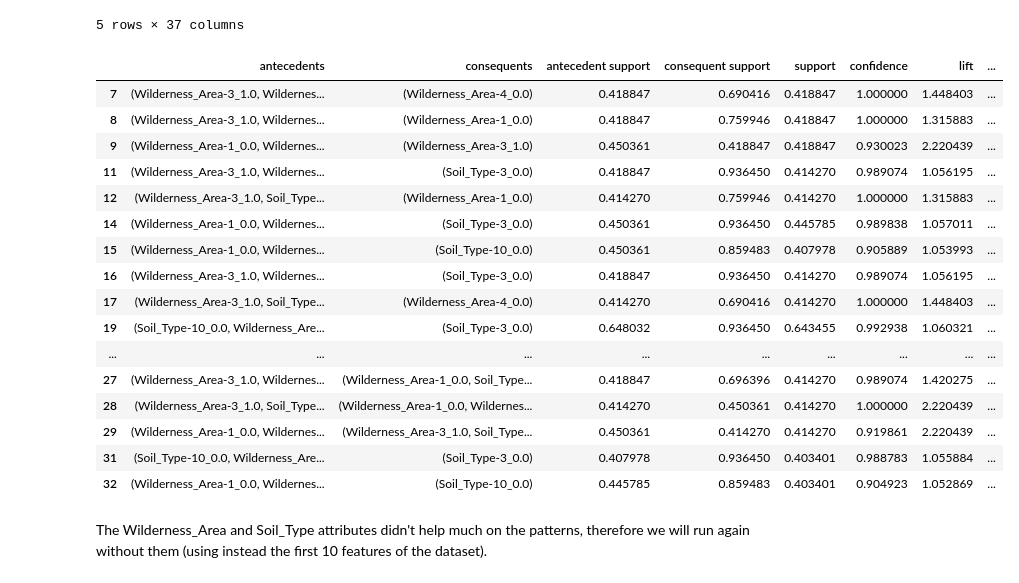
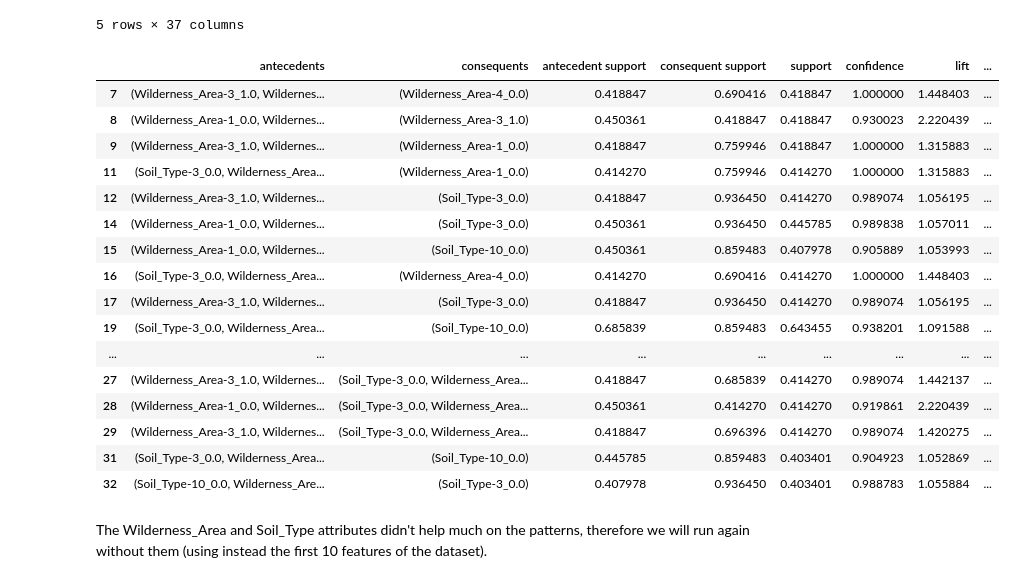
Before and after one commit to RenanNunes/Data_Science_Project_IST, a Jupyter notebook: covertype/06_Pattern_Mining.ipynb, the cells around one changed output. Drawn from its saved outputs; the diff is of its cells as text; code cells hidden in the pictures.

```diff
--- a/covertype/06_Pattern_Mining.ipynb
+++ b/covertype/06_Pattern_Mining.ipynb
@@ -183,25 +164,25 @@ dummified_df_qcut.head()
 | 4 | 0 | 0 | 0 | 1 | 0 | 0 | ... |
 5 rows × 37 columns
 # %%
-apriori_rules(dummified_df_qcut)[1]
+analyzes.apriori_rules(dummified_df_qcut)[1]
 # %% [output]
 |  | antecedents | consequents | antecedent support | consequent support | support | confidence | lift | ... |
 | 7 | (Wilderness_Area-3_1.0, Wildernes... | (Wilderness_Area-4_0.0) | 0.418847 | 0.690416 | 0.418847 | 1.000000 | 1.448403 | ... |
-| 8 | (Wilderness_Area-3_1.0, Wildernes... | (Wilderness_Area-1_0.0) | 0.418847 | 0.759946 | 0.418847 | 1.000000 | 1.315883 | ... |
-| 9 | (Wilderness_Area-1_0.0, Wildernes... | (Wilderness_Area-3_1.0) | 0.450361 | 0.418847 | 0.418847 | 0.930023 | 2.220439 | ... |
-| 11 | (Wilderness_Area-3_1.0, Wildernes... | (Soil_Type-3_0.0) | 0.418847 | 0.936450 | 0.414270 | 0.989074 | 1.056195 | ... |
-| 12 | (Wilderness_Area-3_1.0, Soil_Type... | (Wilderness_Area-1_0.0) | 0.414270 | 0.759946 | 0.414270 | 1.000000 | 1.315883 | ... |
+| 8 | (Wilderness_Area-1_0.0, Wildernes... | (Wilderness_Area-3_1.0) | 0.450361 | 0.418847 | 0.418847 | 0.930023 | 2.220439 | ... |
+| 9 | (Wilderness_Area-3_1.0, Wildernes... | (Wilderness_Area-1_0.0) | 0.418847 | 0.759946 | 0.418847 | 1.000000 | 1.315883 | ... |
+| 11 | (Soil_Type-3_0.0, Wilderness_Area... | (Wilderness_Area-1_0.0) | 0.414270 | 0.759946 | 0.414270 | 1.000000 | 1.315883 | ... |
+| 12 | (Wilderness_Area-3_1.0, Wildernes... | (Soil_Type-3_0.0) | 0.418847 | 0.936450 | 0.414270 | 0.989074 | 1.056195 | ... |
 | 14 | (Wilderness_Area-1_0.0, Wildernes... | (Soil_Type-3_0.0) | 0.450361 | 0.936450 | 0.445785 | 0.989838 | 1.057011 | ... |
 | 15 | (Wilderness_Area-1_0.0, Wildernes... | (Soil_Type-10_0.0) | 0.450361 | 0.859483 | 0.407978 | 0.905889 | 1.053993 | ... |
-| 16 | (Wilderness_Area-3_1.0, Wildernes... | (Soil_Type-3_0.0) | 0.418847 | 0.936450 | 0.414270 | 0.989074 | 1.056195 | ... |
-| 17 | (Wilderness_Area-3_1.0, Soil_Type... | (Wilderness_Area-4_0.0) | 0.414270 | 0.690416 | 0.414270 | 1.000000 | 1.448403 | ... |
-| 19 | (Soil_Type-10_0.0, Wilderness_Are... | (Soil_Type-3_0.0) | 0.648032 | 0.936450 | 0.643455 | 0.992938 | 1.060321 | ... |
+| 16 | (Soil_Type-3_0.0, Wilderness_Area... | (Wilderness_Area-4_0.0) | 0.414270 | 0.690416 | 0.414270 | 1.000000 | 1.448403 | ... |
+| 17 | (Wilderness_Area-3_1.0, Wildernes... | (Soil_Type-3_0.0) | 0.418847 | 0.936450 | 0.414270 | 0.989074 | 1.056195 | ... |
+| 19 | (Soil_Type-3_0.0, Wilderness_Area... | (Soil_Type-10_0.0) | 0.685839 | 0.859483 | 0.643455 | 0.938201 | 1.091588 | ... |
 | ... | ... | ... | ... | ... | ... | ... | ... | ... |
-| 27 | (Wilderness_Area-3_1.0, Wildernes... | (Wilderness_Area-1_0.0, Soil_Type... | 0.418847 | 0.696396 | 0.414270 | 0.989074 | 1.420275 | ... |
-| 28 | (Wilderness_Area-3_1.0, Soil_Type... | (Wilderness_Area-1_0.0, Wildernes... | 0.414270 | 0.450361 | 0.414270 | 1.000000 | 2.220439 | ... |
-| 29 | (Wilderness_Area-1_0.0, Wildernes... | (Wilderness_Area-3_1.0, Soil_Type... | 0.450361 | 0.414270 | 0.414270 | 0.919861 | 2.220439 | ... |
-| 31 | (Soil_Type-10_0.0, Wilderness_Are... | (Soil_Type-3_0.0) | 0.407978 | 0.936450 | 0.403401 | 0.988783 | 1.055884 | ... |
-| 32 | (Wilderness_Area-1_0.0, Wildernes... | (Soil_Type-10_0.0) | 0.445785 | 0.859483 | 0.403401 | 0.904923 | 1.052869 | ... |
+| 27 | (Wilderness_Area-3_1.0, Wildernes... | (Soil_Type-3_0.0, Wilderness_Area... | 0.418847 | 0.685839 | 0.414270 | 0.989074 | 1.442137 | ... |
+| 28 | (Wilderness_Area-1_0.0, Wildernes... | (Soil_Type-3_0.0, Wilderness_Area... | 0.450361 | 0.414270 | 0.414270 | 0.919861 | 2.220439 | ... |
+| 29 | (Wilderness_Area-3_1.0, Wildernes... | (Soil_Type-3_0.0, Wilderness_Area... | 0.418847 | 0.696396 | 0.414270 | 0.989074 | 1.420275 | ... |
+| 31 | (Soil_Type-3_0.0, Wilderness_Area... | (Soil_Type-10_0.0) | 0.445785 | 0.859483 | 0.403401 | 0.904923 | 1.052869 | ... |
+| 32 | (Soil_Type-10_0.0, Wilderness_Are... | (Soil_Type-3_0.0) | 0.407978 | 0.936450 | 0.403401 | 0.988783 | 1.055884 | ... |
 # %% [markdown]
 The Wilderness_Area and Soil_Type attributes didn't help much on the patterns, therefore we will run again without them (using instead the first 10 features of the dataset).
 # %%
```
Also changed, not shown: parts of 7 cells of this notebook, 5 other files.
